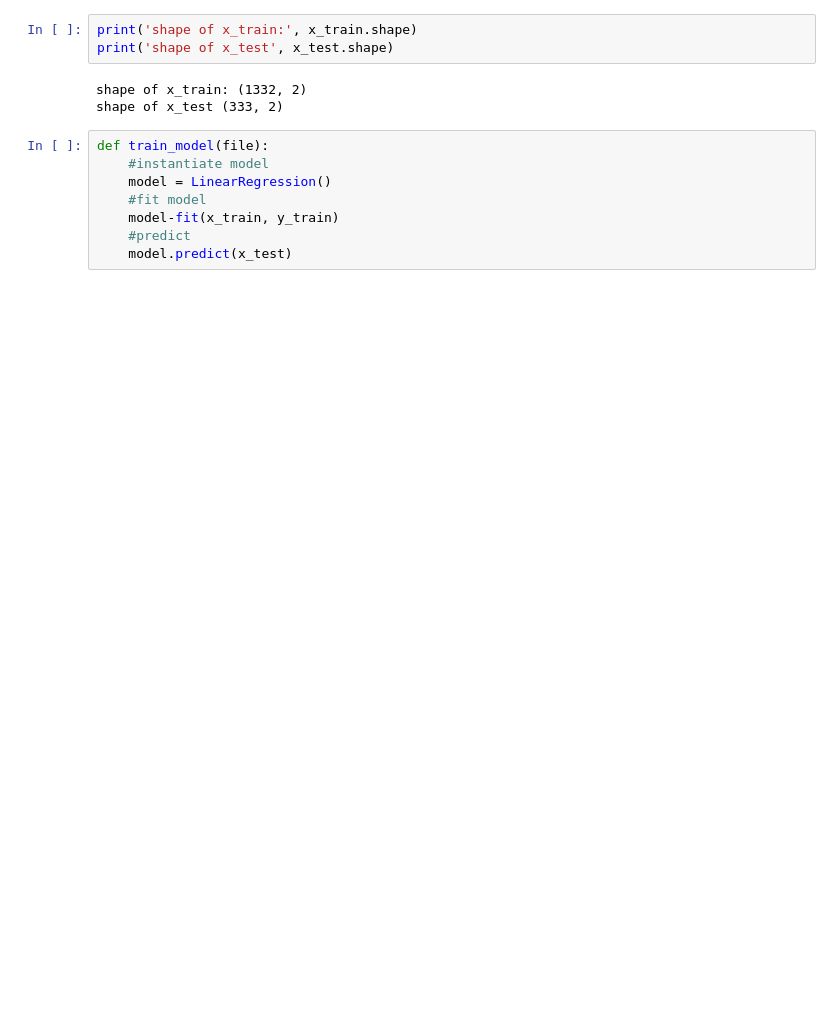
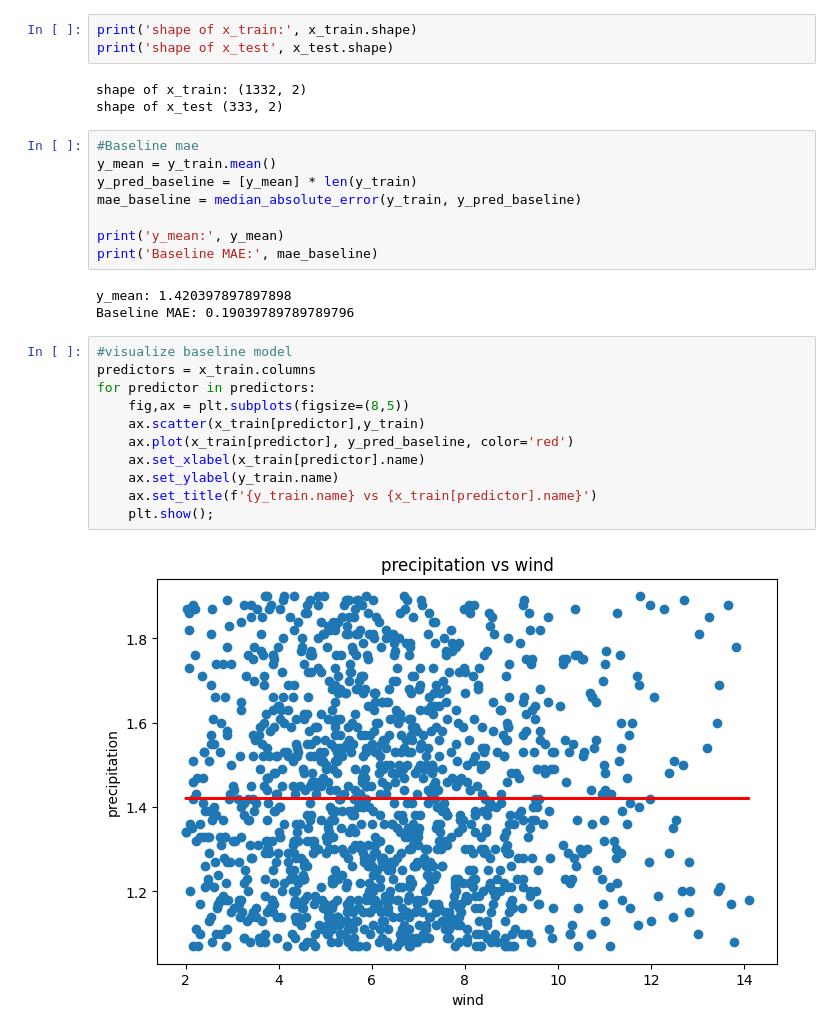
Before and after one commit to pabrokim/weather-project, a Jupyter notebook: weather.ipynb, the cells around one changed output. Cells and saved outputs as stored; diff of their text form; blank space fills up the shorter version.

Commit message:
train model

```diff
--- a/weather.ipynb
+++ b/weather.ipynb
@@ -118,11 +123,27 @@ print('shape of x_test', x_test.shape)
 # %% [output]
 shape of x_train: (1332, 2)
 shape of x_test (333, 2)
-# %%
-def train_model(file):
-    #instantiate model
-    model = LinearRegression()
-    #fit model
-    model-fit(x_train, y_train)
-    #predict
-    model.predict(x_test)
+# %%
+#Baseline mae
+y_mean = y_train.mean()
+y_pred_baseline = [y_mean] * len(y_train)
+mae_baseline = median_absolute_error(y_train, y_pred_baseline)
+
+print('y_mean:', y_mean)
+print('Baseline MAE:', mae_baseline)
+# %% [output]
+y_mean: 1.420397897897898
+Baseline MAE: 0.19039789789789796
+# %%
+#visualize baseline model
+predictors = x_train.columns
+for predictor in predictors:
+    fig,ax = plt.subplots(figsize=(8,5))
+    ax.scatter(x_train[predictor],y_train)
+    ax.plot(x_train[predictor], y_pred_baseline, color='red')
+    ax.set_xlabel(x_train[predictor].name)
+    ax.set_ylabel(y_train.name)
+    ax.set_title(f'{y_train.name} vs {x_train[predictor].name}')
+    plt.show();
+# %% [output]
+[figure, added]
```
Also changed, not shown: parts of 5 cells of this notebook.
